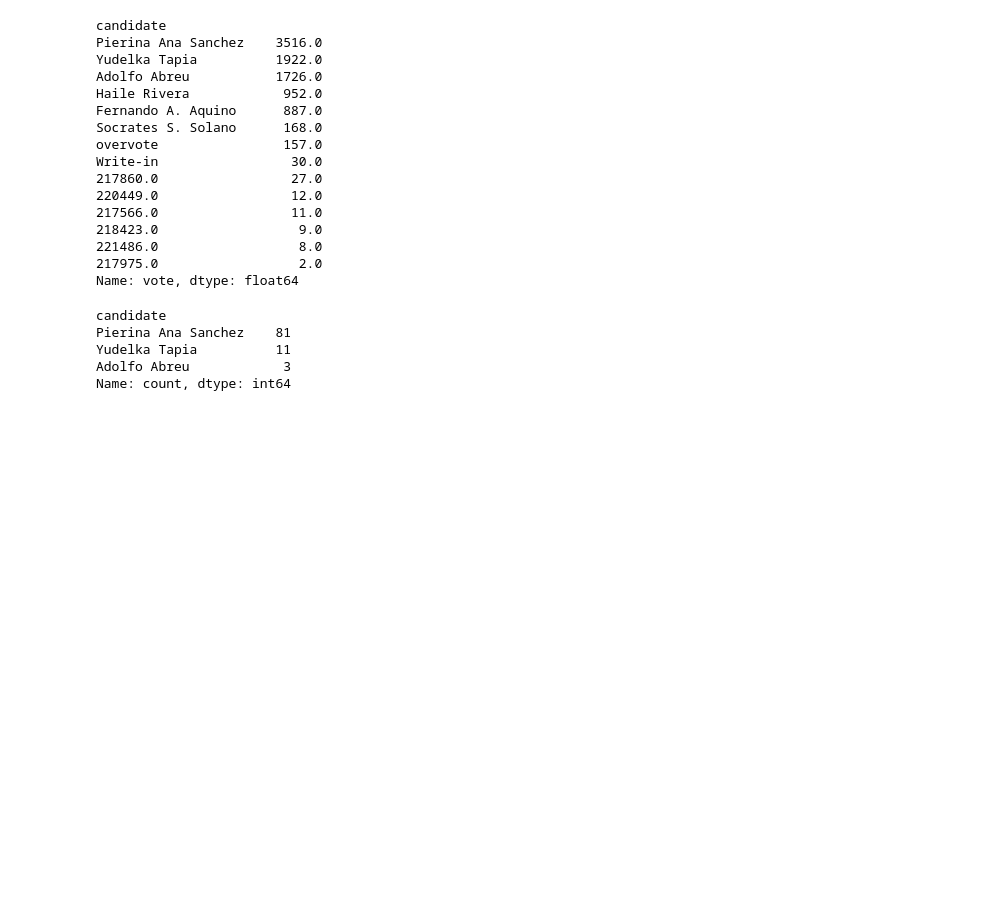
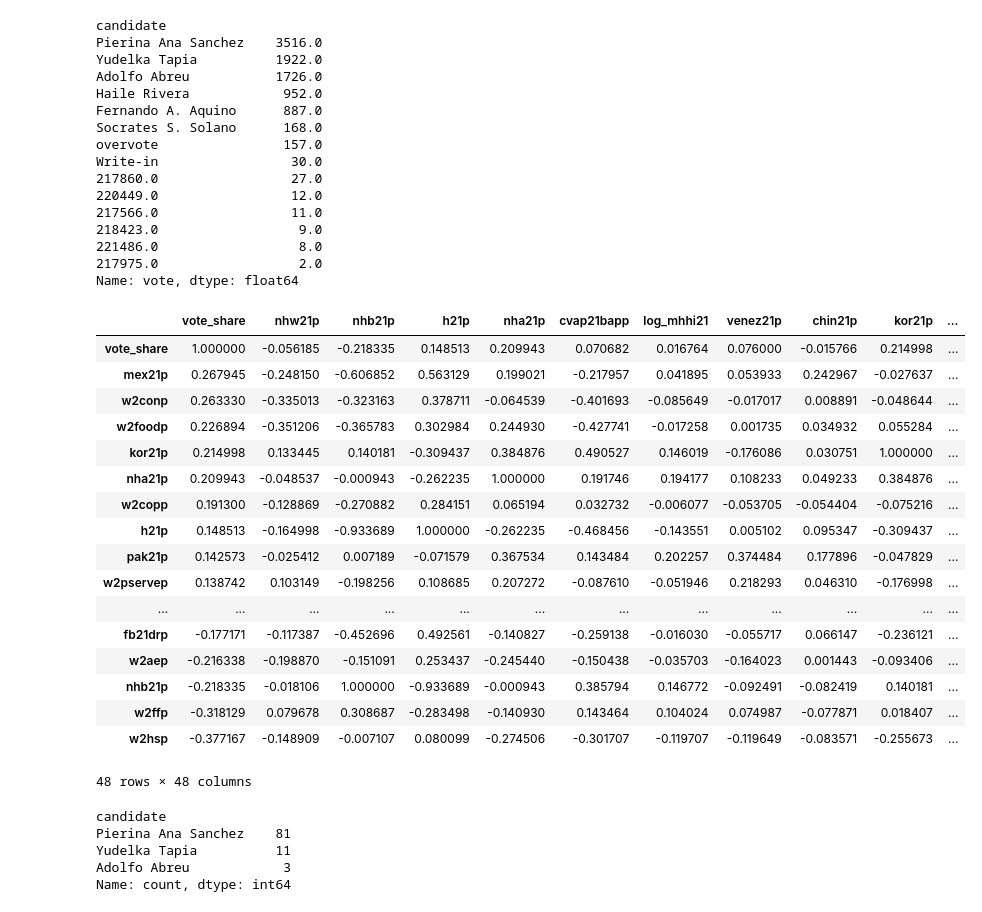
Before and after one commit to SamTGoodson/member_chapters, a Jupyter notebook: notebooks/district_14.ipynb, the cells around one changed output. Saved outputs shown, nothing was run; the diff lists cells and outputs as text; code cells hidden in the pictures; blank space fills up the shorter version.

```diff
--- a/notebooks/district_14.ipynb
+++ b/notebooks/district_14.ipynb
@@ -78,6 +82,40 @@ Write-in                 30.0
 221486.0                  8.0
 217975.0                  2.0
 Name: vote, dtype: float64
+# %%
+demo_occ = ps_full[['vote_share','ed_name','nhw21p','nhb21p','h21p','nha21p','cvap21bapp','mhhi21','venez21p','chin21p',
+                 'kor21p','colomb21p','domin21p','mex21p','white_transplant_ratio']].merge(occ_df, left_on='ed_name', right_on='ElectDist', how='left')
+demo_occ = demo_occ.merge(ae[['ElectDist','ind21p','bang21p','pak21p','filip21p']],on = 'ElectDist',how='left')
+demo_occ = demo_occ.merge(av,on='ElectDist',how='left')
+# %%
+demo_occ['log_mhhi21'] = np.log(demo_occ['mhhi21'])
+# %%
+test_cols = ['vote_share','nhw21p','nhb21p','h21p','nha21p','cvap21bapp','log_mhhi21','venez21p','chin21p','kor21p','colomb21p','domin21p',
+'mex21p','white_transplant_ratio','ind21p','bang21p','pak21p','filip21p','greek21p','arab21p',
+'fb21bdp','fb21drp','hh21bop'] + wp_cols
+# %%
+cor_matrix = demo_occ[test_cols].corr()
+cor_matrix.dropna(subset=('vote_share'),inplace=True)
+cor_matrix.sort_values(by='vote_share', ascending=False)
+# %% [output]
+|  | vote_share | nhw21p | nhb21p | h21p | nha21p | cvap21bapp | log_mhhi21 | venez21p | chin21p | kor21p | ... |
+| vote_share | 1.000000 | -0.056185 | -0.218335 | 0.148513 | 0.209943 | 0.070682 | 0.016764 | 0.076000 | -0.015766 | 0.214998 | ... |
+| mex21p | 0.267945 | -0.248150 | -0.606852 | 0.563129 | 0.199021 | -0.217957 | 0.041895 | 0.053933 | 0.242967 | -0.027637 | ... |
+| w2conp | 0.263330 | -0.335013 | -0.323163 | 0.378711 | -0.064539 | -0.401693 | -0.085649 | -0.017017 | 0.008891 | -0.048644 | ... |
+| w2foodp | 0.226894 | -0.351206 | -0.365783 | 0.302984 | 0.244930 | -0.427741 | -0.017258 | 0.001735 | 0.034932 | 0.055284 | ... |
+| kor21p | 0.214998 | 0.133445 | 0.140181 | -0.309437 | 0.384876 | 0.490527 | 0.146019 | -0.176086 | 0.030751 | 1.000000 | ... |
+| nha21p | 0.209943 | -0.048537 | -0.000943 | -0.262235 | 1.000000 | 0.191746 | 0.194177 | 0.108233 | 0.049233 | 0.384876 | ... |
+| w2copp | 0.191300 | -0.128869 | -0.270882 | 0.284151 | 0.065194 | 0.032732 | -0.006077 | -0.053705 | -0.054404 | -0.075216 | ... |
+| h21p | 0.148513 | -0.164998 | -0.933689 | 1.000000 | -0.262235 | -0.468456 | -0.143551 | 0.005102 | 0.095347 | -0.309437 | ... |
+| pak21p | 0.142573 | -0.025412 | 0.007189 | -0.071579 | 0.367534 | 0.143484 | 0.202257 | 0.374484 | 0.177896 | -0.047829 | ... |
+| w2pservep | 0.138742 | 0.103149 | -0.198256 | 0.108685 | 0.207272 | -0.087610 | -0.051946 | 0.218293 | 0.046310 | -0.176998 | ... |
+| ... | ... | ... | ... | ... | ... | ... | ... | ... | ... | ... | ... |
+| fb21drp | -0.177171 | -0.117387 | -0.452696 | 0.492561 | -0.140827 | -0.259138 | -0.016030 | -0.055717 | 0.066147 | -0.236121 | ... |
+| w2aep | -0.216338 | -0.198870 | -0.151091 | 0.253437 | -0.245440 | -0.150438 | -0.035703 | -0.164023 | 0.001443 | -0.093406 | ... |
+| nhb21p | -0.218335 | -0.018106 | 1.000000 | -0.933689 | -0.000943 | 0.385794 | 0.146772 | -0.092491 | -0.082419 | 0.140181 | ... |
+| w2ffp | -0.318129 | 0.079678 | 0.308687 | -0.283498 | -0.140930 | 0.143464 | 0.104024 | 0.074987 | -0.077871 | 0.018407 | ... |
+| w2hsp | -0.377167 | -0.148909 | -0.007107 | 0.080099 | -0.274506 | -0.301707 | -0.119707 | -0.119649 | -0.083571 | -0.255673 | ... |
+48 rows × 48 columns
 # %%
 top_three = full_results_fourteen[full_results_fourteen['candidate'].isin(['Pierina Ana Sanchez','Yudelka Tapia','Adolfo Abreu'])]
 winners = top_three.loc[top_three.groupby('ed_name')['vote_share'].idxmax()].copy()
```
Also changed, not shown: parts of 4 cells of this notebook, 25 other files.
